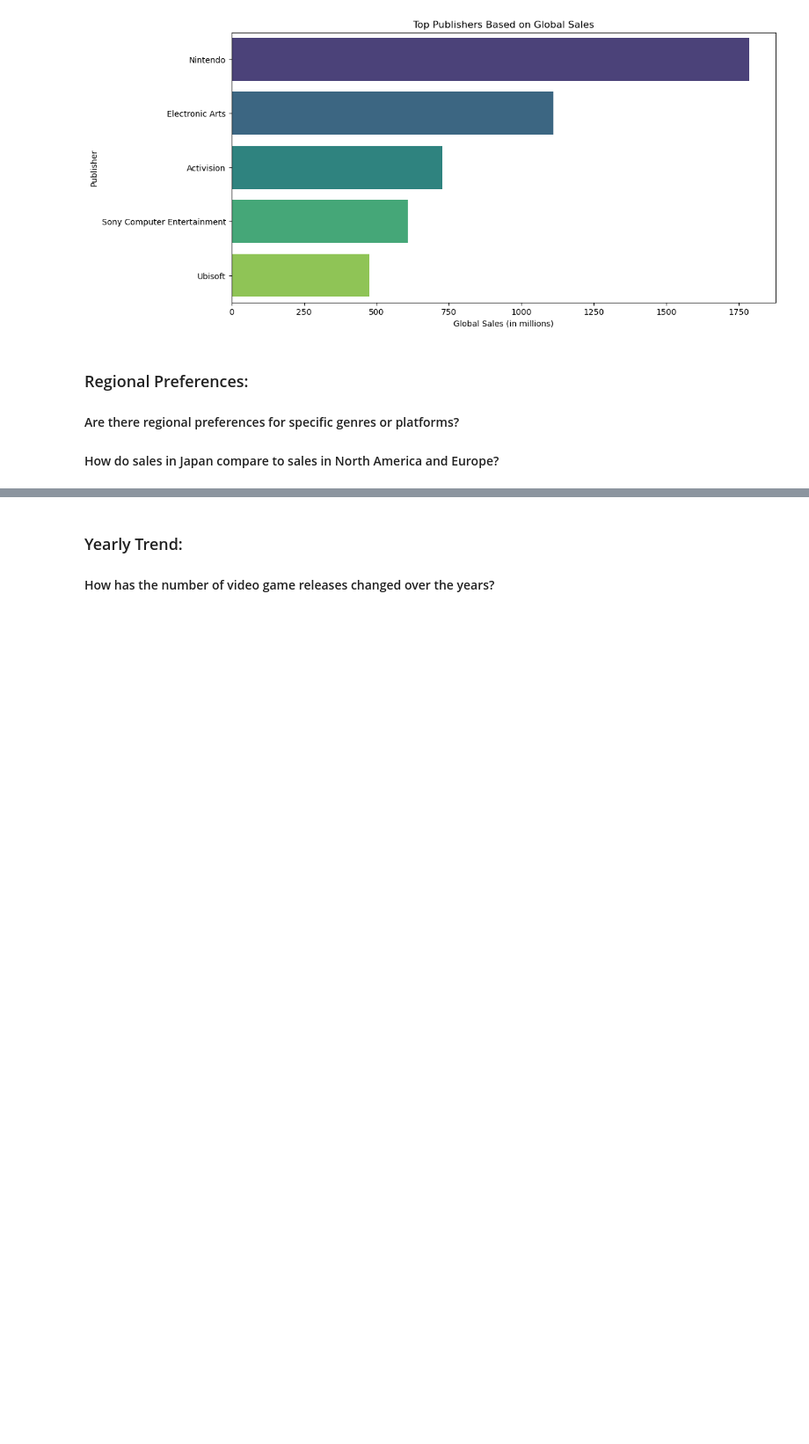
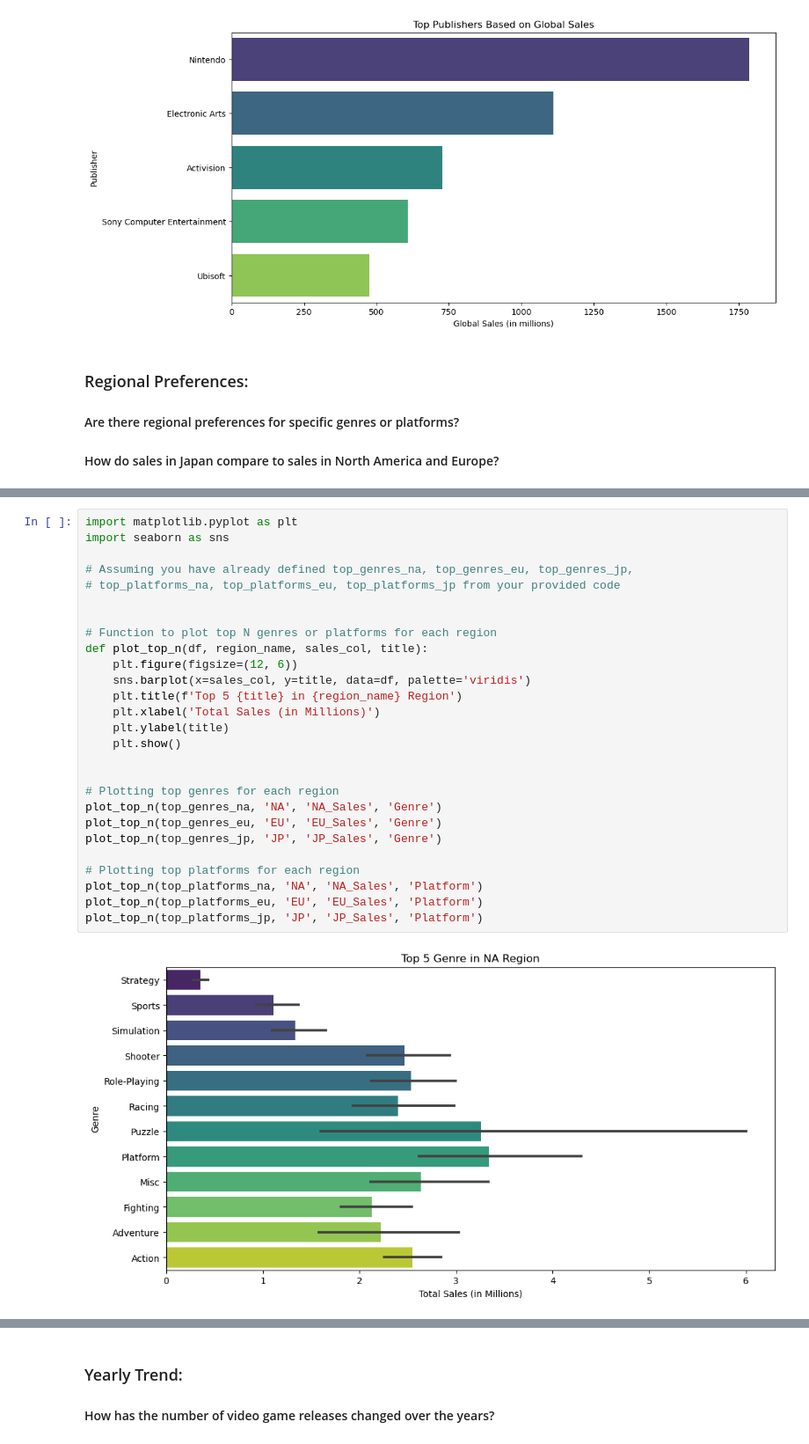
Before and after one commit to Elixir-sir/TASK-INTERN-CAREER, a Jupyter notebook: Vg_Sales_Analysis_notebook.ipynb, the cells around one changed output, grey strips where cells are left out. Shown: that part at 88% size. Cells and saved outputs as stored; diff of their text form; blank space fills up the shorter version.

```diff
--- a/Vg_Sales_Analysis_notebook.ipynb
+++ b/Vg_Sales_Analysis_notebook.ipynb
@@ -369,3 +371,32 @@ NA Region:
 414        3DS      2.78
 
 [694 rows x 2 columns]
+# %%
+import matplotlib.pyplot as plt
+import seaborn as sns
+
+# Assuming you have already defined top_genres_na, top_genres_eu, top_genres_jp,
+# top_platforms_na, top_platforms_eu, top_platforms_jp from your provided code
+
+
+# Function to plot top N genres or platforms for each region
+def plot_top_n(df, region_name, sales_col, title):
+    plt.figure(figsize=(12, 6))
+    sns.barplot(x=sales_col, y=title, data=df, palette='viridis')
+    plt.title(f'Top 5 {title} in {region_name} Region')
+    plt.xlabel('Total Sales (in Millions)')
+    plt.ylabel(title)
+    plt.show()
+
+
+# Plotting top genres for each region
+plot_top_n(top_genres_na, 'NA', 'NA_Sales', 'Genre')
+plot_top_n(top_genres_eu, 'EU', 'EU_Sales', 'Genre')
+plot_top_n(top_genres_jp, 'JP', 'JP_Sales', 'Genre')
+
+# Plotting top platforms for each region
+plot_top_n(top_platforms_na, 'NA', 'NA_Sales', 'Platform')
+plot_top_n(top_platforms_eu, 'EU', 'EU_Sales', 'Platform')
+plot_top_n(top_platforms_jp, 'JP', 'JP_Sales', 'Platform')
+# %% [output]
+[figure, added]
```
Also changed, not shown: parts of 2 cells of this notebook.
